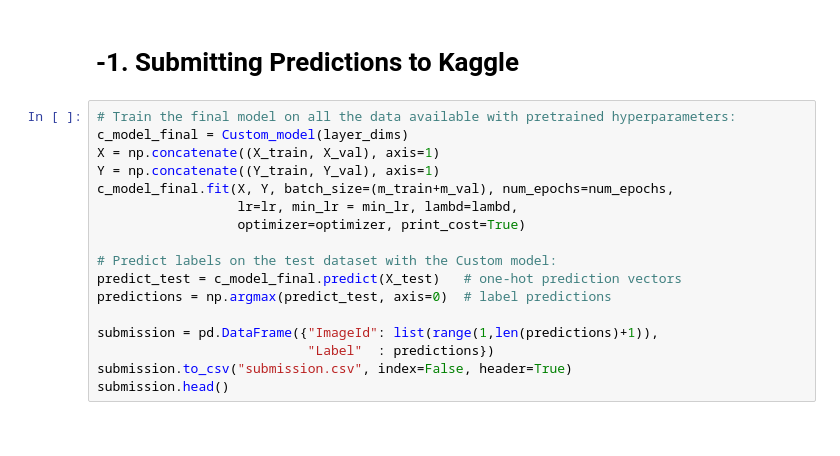
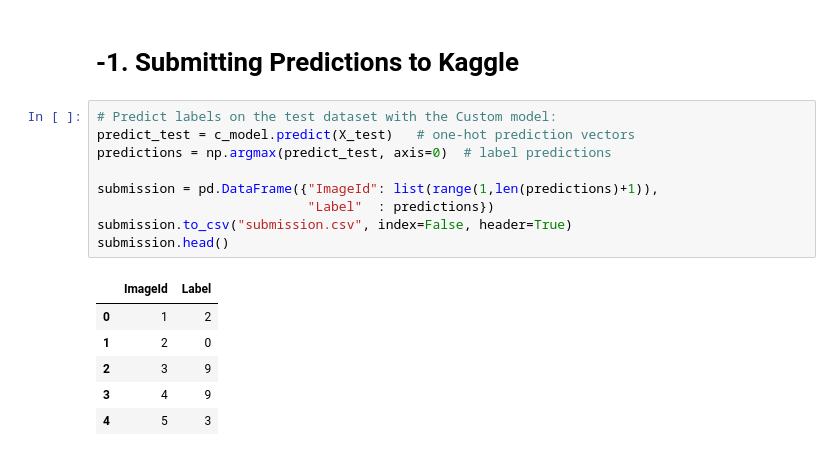
Before and after one commit to szaitseff/Kaggle, a Jupyter notebook: UnderTheHood_DenseNet_MNIST.ipynb, the cells around one changed output. Drawn from its saved outputs; the diff is of its cells as text.

```diff
--- a/UnderTheHood_DenseNet_MNIST.ipynb
+++ b/UnderTheHood_DenseNet_MNIST.ipynb
@@ -548,19 +646,18 @@ journal
 # %% [markdown]
 # -1. Submitting Predictions to Kaggle
 # %%
-# Train the final model on all the data available with pretrained hyperparameters:
-c_model_final = Custom_model(layer_dims)
-X = np.concatenate((X_train, X_val), axis=1)
-Y = np.concatenate((Y_train, Y_val), axis=1)
-c_model_final.fit(X, Y, batch_size=(m_train+m_val), num_epochs=num_epochs,
-                  lr=lr, min_lr = min_lr, lambd=lambd,
-                  optimizer=optimizer, print_cost=True)
-
 # Predict labels on the test dataset with the Custom model:
-predict_test = c_model_final.predict(X_test)   # one-hot prediction vectors
+predict_test = c_model.predict(X_test)   # one-hot prediction vectors
 predictions = np.argmax(predict_test, axis=0)  # label predictions
 
 submission = pd.DataFrame({"ImageId": list(range(1,len(predictions)+1)),
                            "Label"  : predictions})
 submission.to_csv("submission.csv", index=False, header=True)
 submission.head()
+# %% [output]
+|  | ImageId | Label |
+| 0 | 1 | 2 |
+| 1 | 2 | 0 |
+| 2 | 3 | 9 |
+| 3 | 4 | 9 |
+| 4 | 5 | 3 |
```
Also changed, not shown: parts of 16 cells of this notebook.
